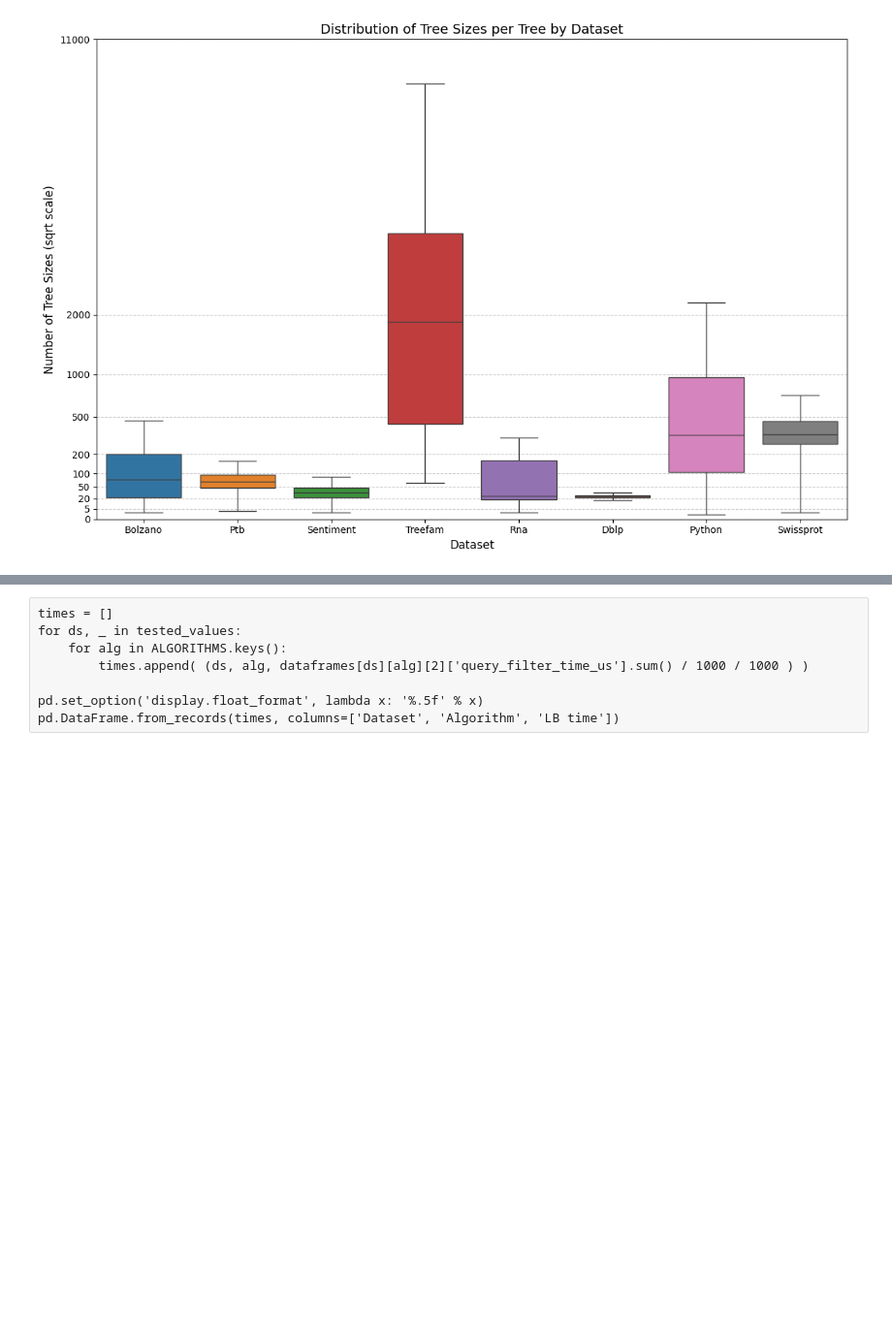
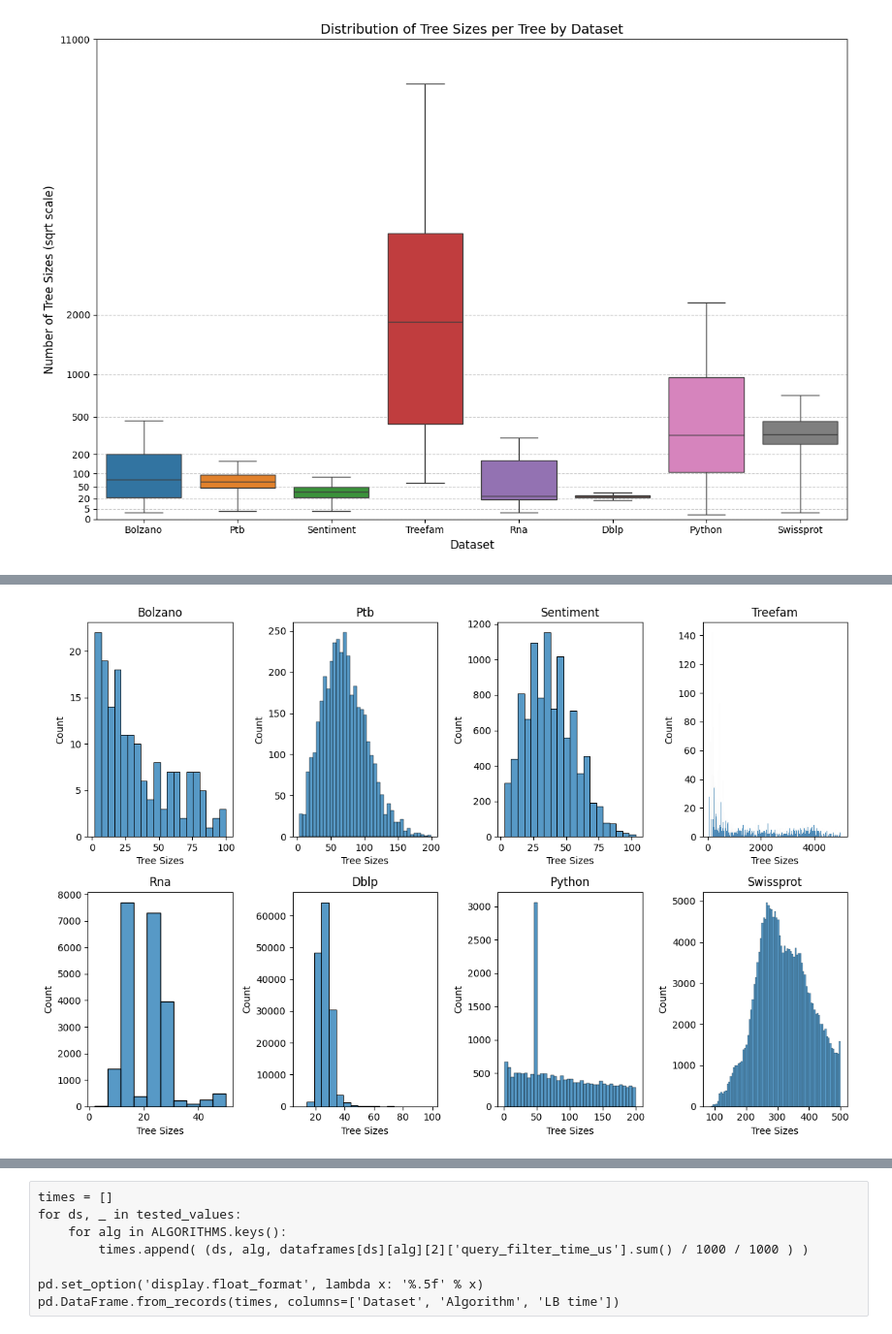
Before and after one commit to LukMRVC/tree-statistics, a Jupyter notebook: TED-viz.ipynb, the cells around one changed output, grey strips where cells are left out. Shown at 97% size. Drawn from its saved outputs; the diff is of its cells as text; code cells hidden in the pictures; blank space fills up the shorter version.

```diff
--- a/TED-viz.ipynb
+++ b/TED-viz.ipynb
@@ -307,0 +337,27 @@ plt.tight_layout()
+# %%
+fix, axes = plt.subplots(2, 4, figsize=(12, 8))
+down_thresholds = dict(
+    swissprot=50,
+)
+up_thresholds = dict(
+    bolzano=100,
+    ptb=200,
+    sentiment=150,
+    treefam=5_000,
+    rna=50,
+    dblp=100,
+    python=200,
+    swissprot=500,
+)
+
+
+for ds, ax in zip(datasets, axes.ravel()):
+    sns.histplot(
+        tree_sizes_stats[(tree_sizes_stats['Dataset'] == ds.capitalize()) & (tree_sizes_stats['tree_sizes'].between(down_thresholds.get(ds, 0), up_thresholds[ds]))],
+        x='tree_sizes', ax=ax, binwidth=5, cbar=True)
+    ax.set_title(ds.capitalize())
+    ax.set_xlabel('Tree Sizes')
+
+plt.tight_layout()
+# %% [output]
+[figure, added]
```
Also changed, not shown: parts of 7 cells of this notebook, 2 other files.
